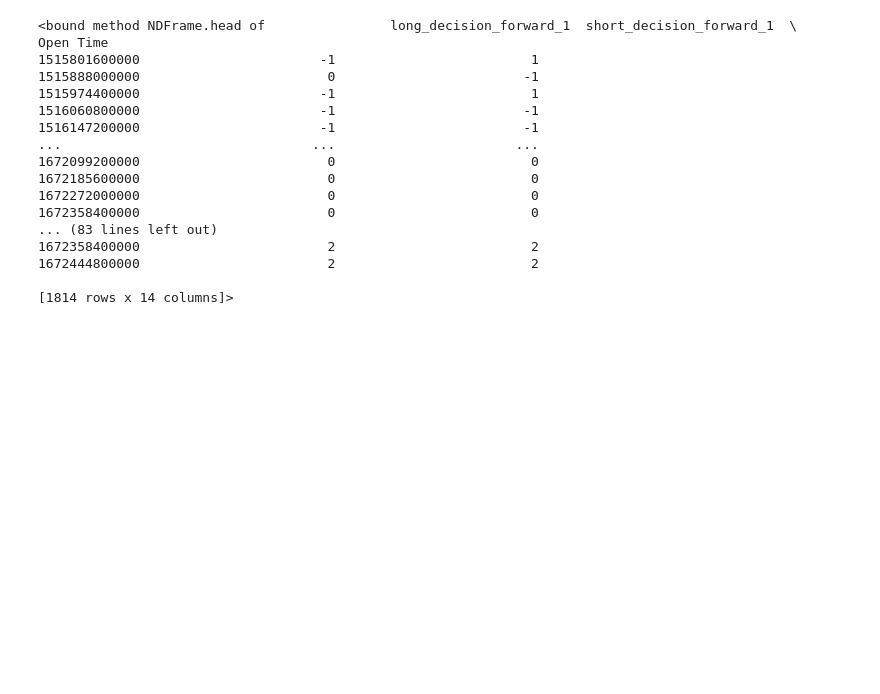
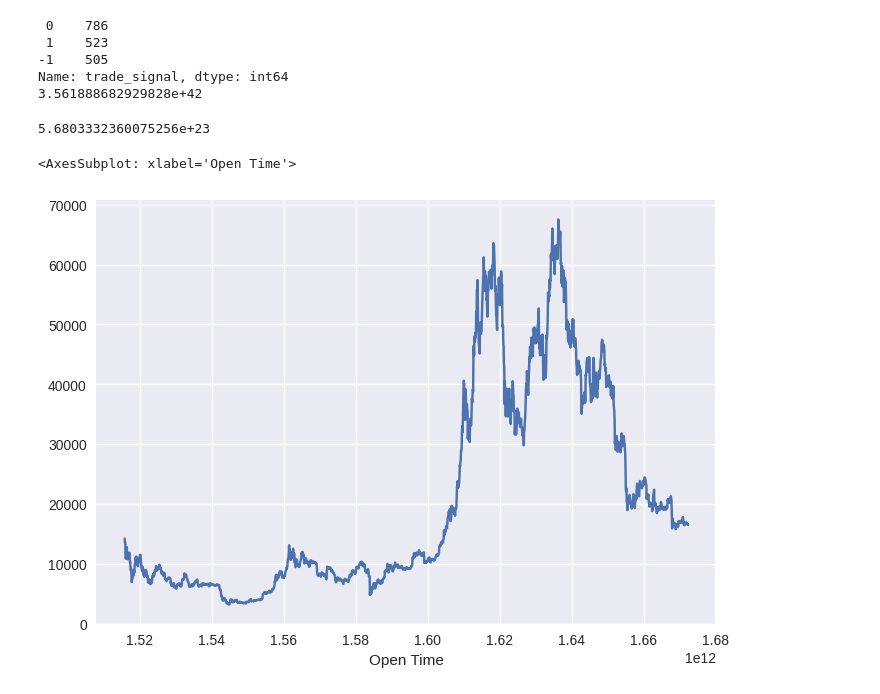
Before and after one commit to hiepsikien/TraderRobot, a Jupyter notebook: project/test_forward_trade.ipynb, the cells around one changed output. Cells and saved outputs as stored; diff of their text form; code cells hidden in the pictures; blank space fills up the shorter version.

```diff
--- a/project/test_forward_trade.ipynb
+++ b/project/test_forward_trade.ipynb
@@ -150,27 +229,43 @@ fm.df[cols].to_csv("../out/out.csv")
 # %%
+tp = 0.1
+sl = 0.05
+md = 14
+
+cols = prepare_trade_forward_data(
+    data=fm.df,
+    take_profit_rate=tp,
+    stop_loss_rate=sl,
+    max_duration=md,
+)
+
+fm.df[cols].to_csv("../out/out.csv")
+
 #results = pd.DataFrame(data = fm.df["decision_forward_3"].value_counts())
 results = pd.DataFrame()
-for i in range(1,max_duration+1):
+
+for i in range(1,md+1):
     results["Long Forward {}".format(i)]= fm.df["long_decision_forward_{}".format(i)].value_counts()
     results["Short Forward {}".format(i)]= fm.df["short_decision_forward_{}".format(i)].value_counts()
 results.to_csv("../out/results.csv")
+print(fm.df["trade_signal"].value_counts())
+
+cum_profit = np.exp(fm.df["trade_profit"].sum())
+print(cum_profit)
+# %% [output]
+ 0    786
+ 1    523
+-1    505
+Name: trade_signal, dtype: int64
+3.561888682929828e+42
+# %%
+import math
+
+
+math.pow(1.2,300)
+# %% [output]
+5.6803332360075256e+23
 # %%
-fm.df[cols].head
+fm.df["Close"].plot()
 # %% [output]
-<bound method NDFrame.head of                long_decision_forward_1  short_decision_forward_1  \
-Open Time
-1515801600000                       -1                         1
-1515888000000                        0                        -1
-1515974400000                       -1                         1
-1516060800000                       -1                        -1
-1516147200000                       -1                        -1
-...                                ...                       ...
-1672099200000                        0                         0
-1672185600000                        0                         0
-1672272000000                        0                         0
-1672358400000                        0                         0
-... (83 lines left out)
-1672358400000                        2                         2
-1672444800000                        2                         2
-
-[1814 rows x 14 columns]>
+<AxesSubplot: xlabel='Open Time'>
+[figure, added]
```
Also changed, not shown: parts of 4 cells of this notebook, 1 other file.
